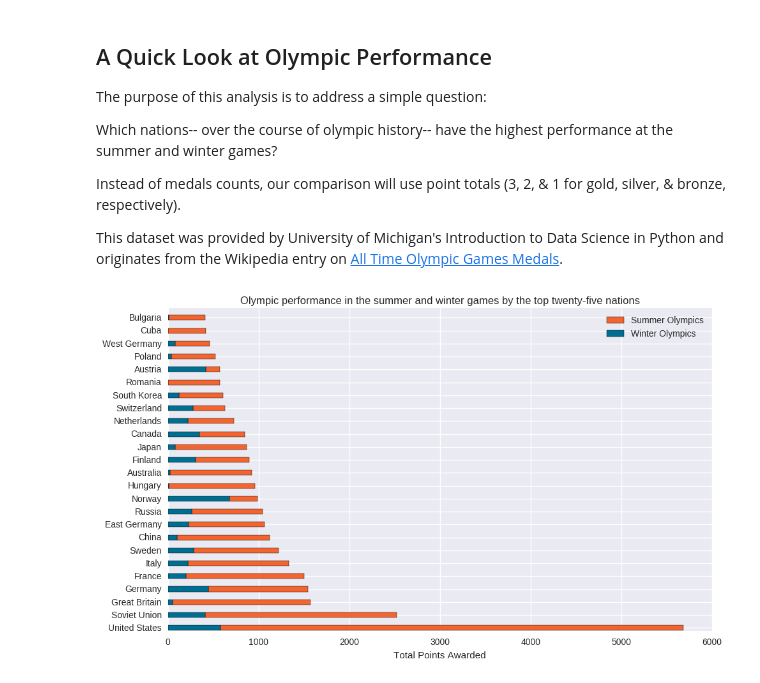
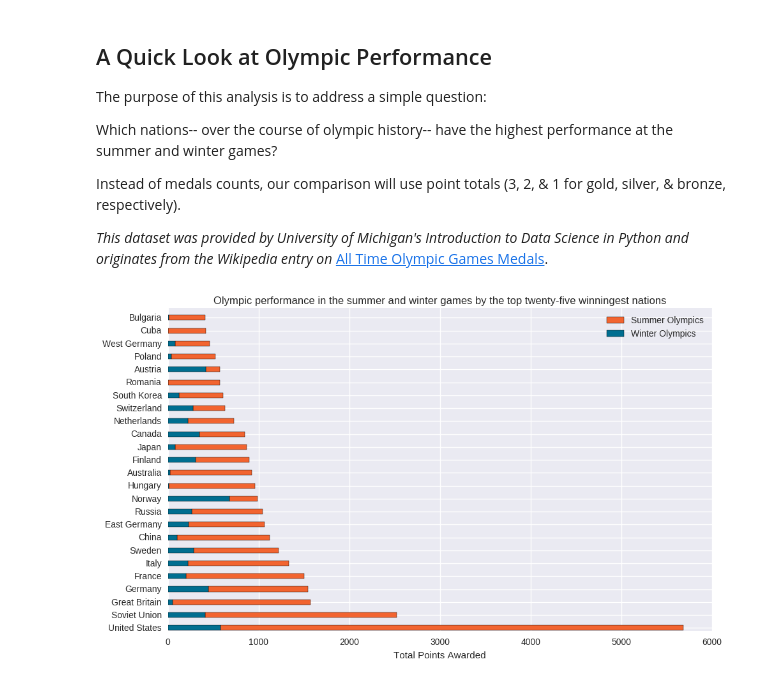
Before and after one commit to stephperk/data-analysis, a Jupyter notebook: olympic_medals.ipynb, the cells around one changed output. Drawn from its saved outputs; the diff is of its cells as text; code cells hidden in the pictures.

```diff
--- a/olympic_medals.ipynb
+++ b/olympic_medals.ipynb
@@ -7,7 +7,7 @@ Which nations-- over the course of olympic history-- have the highest performanc
 
 Instead of medals counts, our comparison will use point totals (3, 2, & 1 for gold, silver, & bronze, respectively).
 
-This dataset was provided by University of Michigan's Introduction to Data Science in Python and originates from the Wikipedia entry on [All Time Olympic Games Medals](https://en.wikipedia.org/wiki/All-time_Olympic_Games_medal_table).
+_This dataset was provided by University of Michigan's Introduction to Data Science in Python and originates from the Wikipedia entry on_ [All Time Olympic Games Medals](https://en.wikipedia.org/wiki/All-time_Olympic_Games_medal_table).
 # %%
 %matplotlib inline
 
@@ -39,15 +39,15 @@ top_25 = top_25[:25]
 # %%
 fig, ax = plt.subplots(figsize=(10,6))
 bar_width = 0.4
 smr_pts = top_25['Summer Points']
 wtr_pts = top_25['Winter Points']
 ylocations = [i*2 + .5 for i in range(25)]
 ax.barh(ylocations, smr_pts, left=wtr_pts, color='#f26430', label='Summer Olympics', align='center')
 ax.barh(ylocations, wtr_pts, color='#006e90', label='Winter Olympics', align='center')
 plt.yticks(ylocations, smr_pts.index)
-plt.title('Olympic performance in the summer and winter games by the top twenty-five nations')
+plt.title('Olympic performance in the summer and winter games by the top twenty-five winningest nations')
 plt.xlabel('Total Points Awarded')
 ax.legend()
 fig.tight_layout()
 # %% [output]
-[figure, old version]
+[figure, new version]
```
Also changed, not shown: parts of 2 cells of this notebook, 1 other file.
